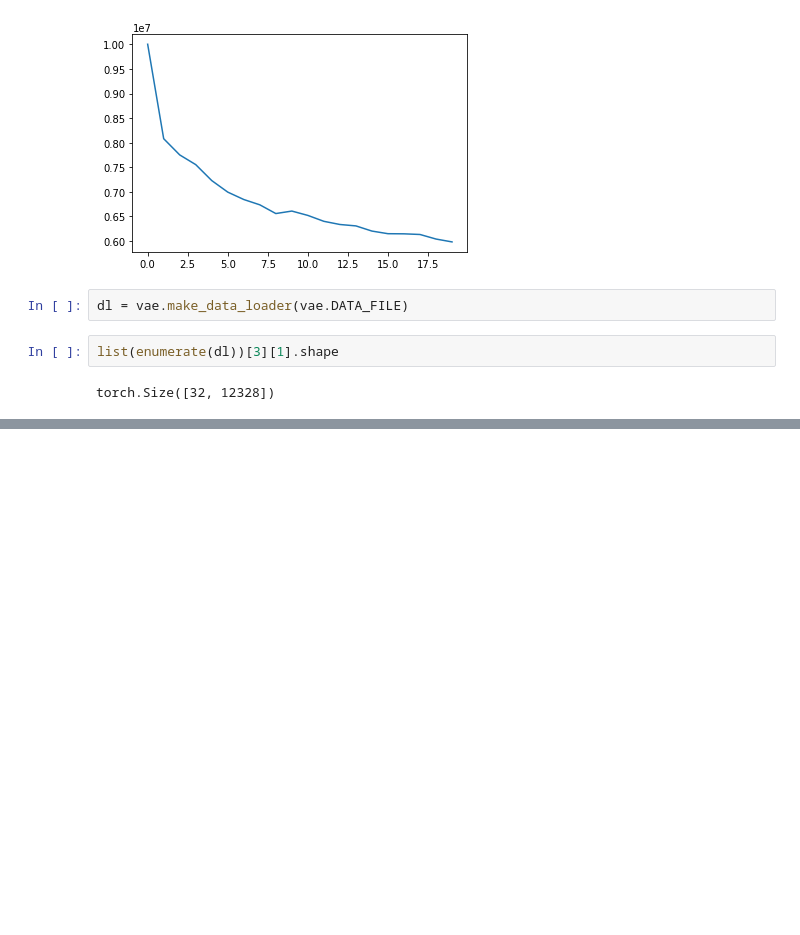
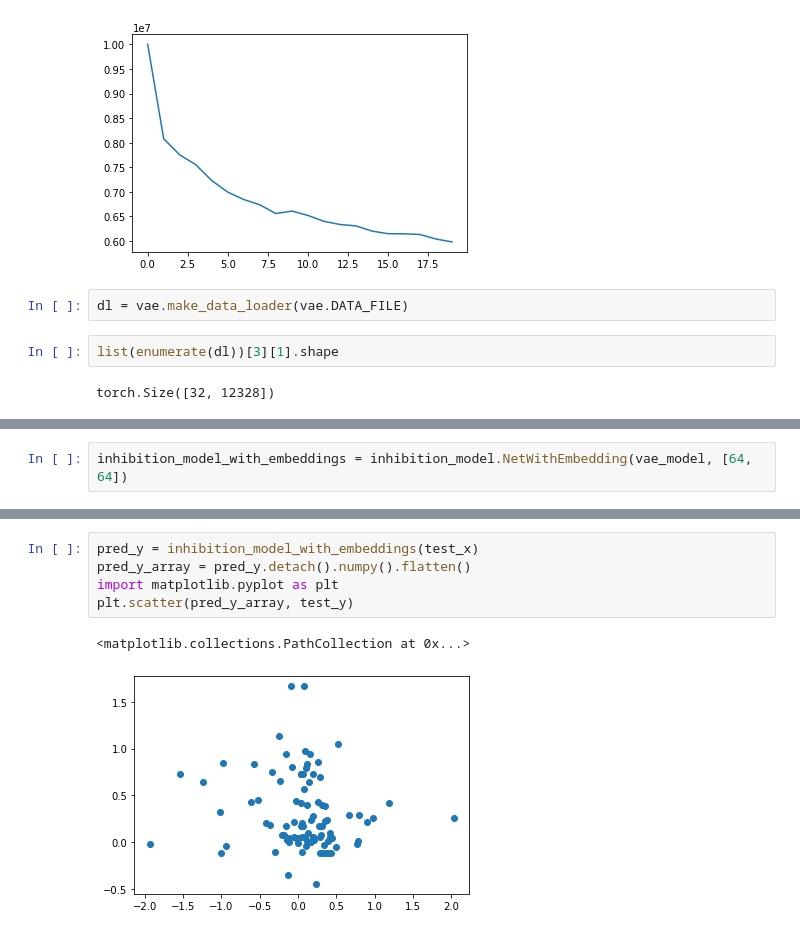
Before and after one commit to zswitten/coronavirus, a Jupyter notebook: notebooks/GEXP_activity_prediction.ipynb, the cells around one changed output, grey strips where cells are left out. Cells and saved outputs as stored; diff of their text form; blank space fills up the shorter version.

Commit message:
inhibition model

```diff
--- a/notebooks/GEXP_activity_prediction.ipynb
+++ b/notebooks/GEXP_activity_prediction.ipynb
@@ -181,0 +228,2 @@ NameError: name 'lincs' is not defined
+# %%
+inhibition_model_with_embeddings = inhibition_model.NetWithEmbedding(vae_model, [64, 64])
@@ -181,0 +270,8 @@ NameError: name 'lincs' is not defined
+# %%
+pred_y = inhibition_model_with_embeddings(test_x)
+pred_y_array = pred_y.detach().numpy().flatten()
+import matplotlib.pyplot as plt
+plt.scatter(pred_y_array, test_y)
+# %% [output]
+<matplotlib.collections.PathCollection at 0x...>
+[figure, added]
```
Also changed, not shown: parts of 29 cells of this notebook, 5 other files.
